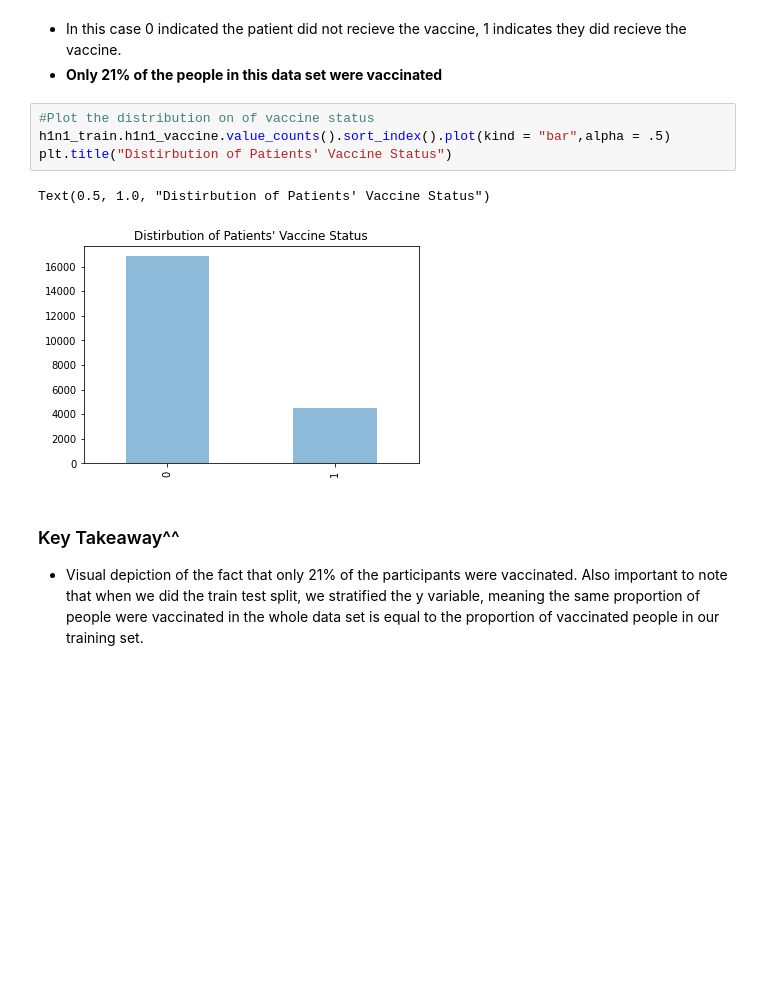
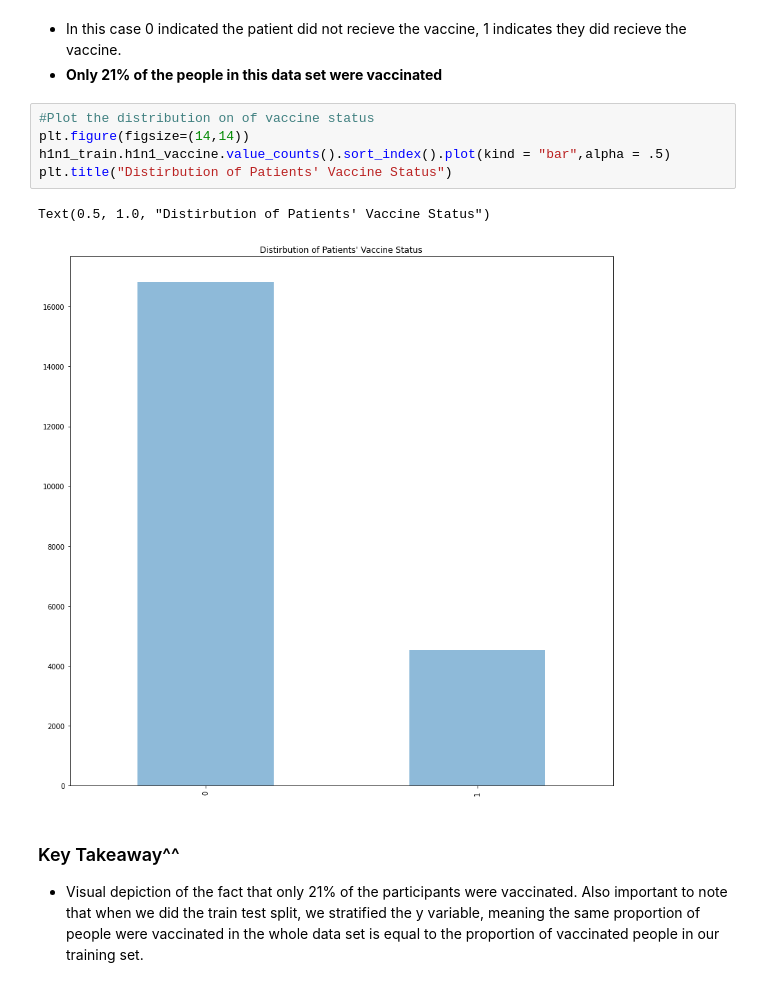
Before and after one commit to JadaShipp/predicting_flu, a Jupyter notebook: explore.ipynb, the cells around one changed output. Cells and saved outputs as stored; diff of their text form; blank space fills up the shorter version.

```diff
--- a/explore.ipynb
+++ b/explore.ipynb
@@ -128,11 +128,12 @@ percent_vaccinated
 - __Only 21% of the people in this data set were vaccinated__
 # %%
 #Plot the distribution on of vaccine status
+plt.figure(figsize=(14,14))
 h1n1_train.h1n1_vaccine.value_counts().sort_index().plot(kind = "bar",alpha = .5)
 plt.title("Distirbution of Patients' Vaccine Status")
 # %% [output]
 Text(0.5, 1.0, "Distirbution of Patients' Vaccine Status")
-[figure, old version]
+[figure, new version]
 # %% [markdown]
 ### Key Takeaway^^
 - Visual depiction of the fact that only 21% of the participants were vaccinated. Also important to note that when we did the train test split, we stratified the y variable, meaning the same proportion of people were vaccinated in the whole data set is equal to the proportion of vaccinated people in our training set.
```
Also changed, not shown: parts of 7 cells of this notebook, 1 other file.
